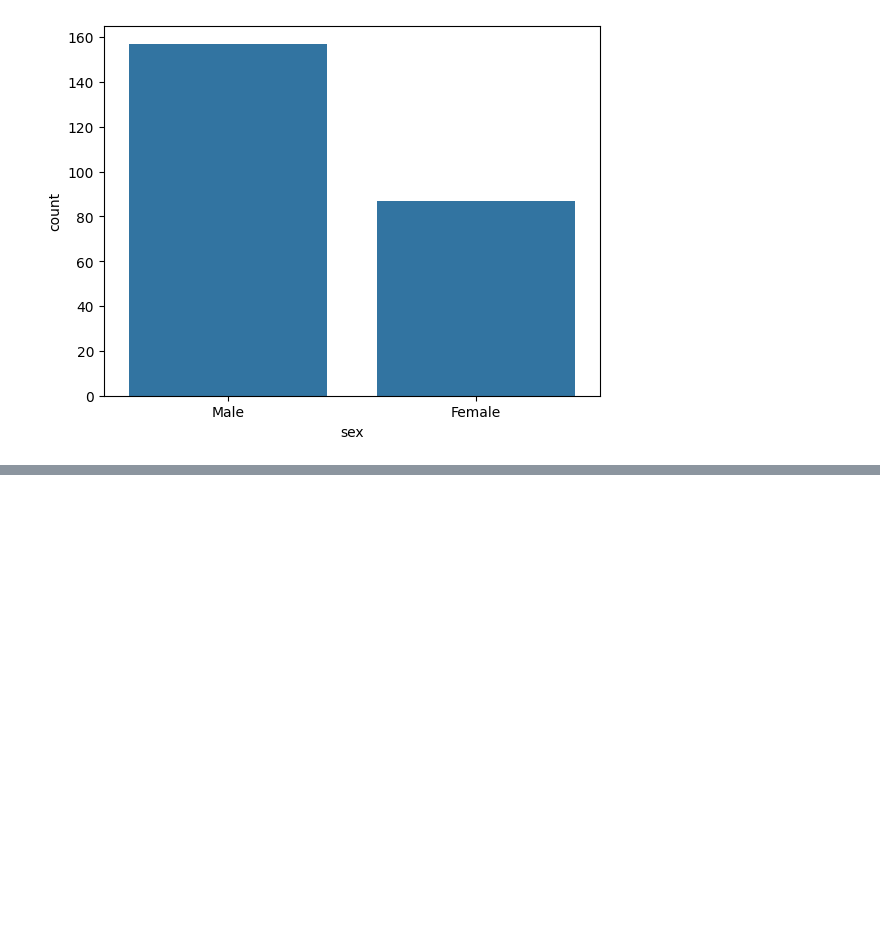
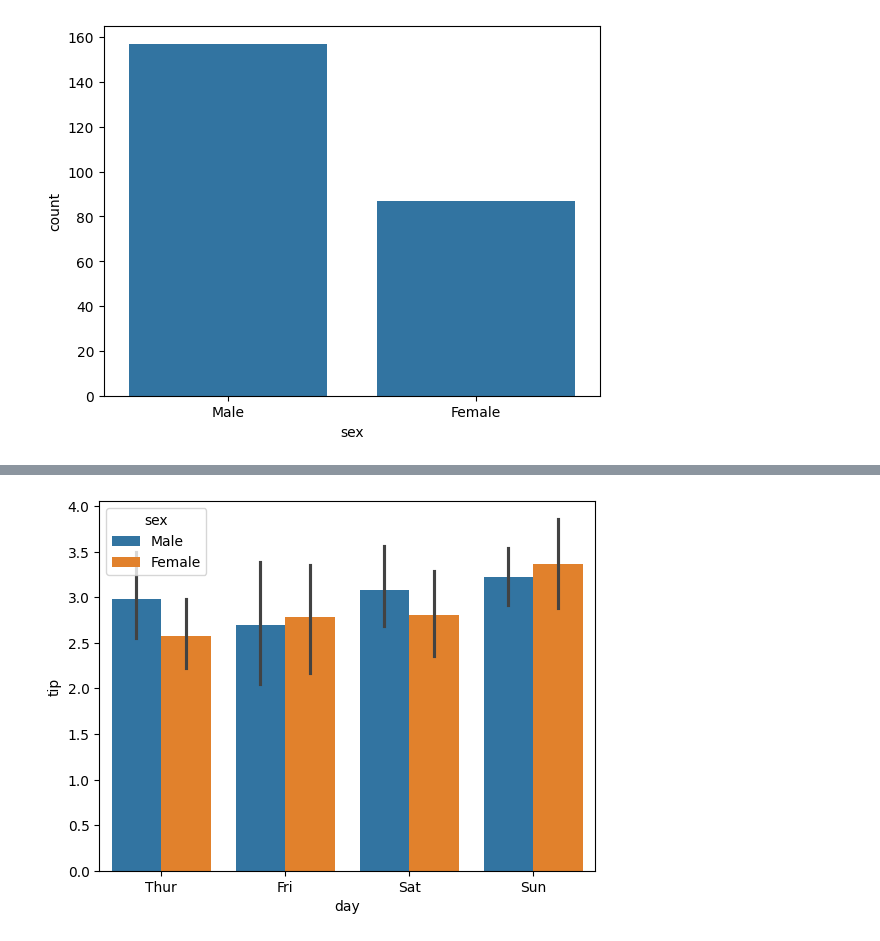
Before and after one commit to kshitij-commit/DataScience, a Jupyter notebook: 05_seaborn/03_Categorical_Plots.ipynb, the cells around one changed output, grey strips where cells are left out. Cells and saved outputs as stored; diff of their text form; code cells hidden in the pictures; blank space fills up the shorter version.

```diff
--- a/05_seaborn/03_Categorical_Plots.ipynb
+++ b/05_seaborn/03_Categorical_Plots.ipynb
@@ -130,0 +172,11 @@ sns.countplot(
+# %%
+sns.barplot(
+    data = tips,
+    x = 'day',
+    y = 'tip',
+    hue = 'sex'
+)
+
+plt.show()
+# %% [output]
+[figure, added]
```
Also changed, not shown: parts of 9 cells of this notebook.
